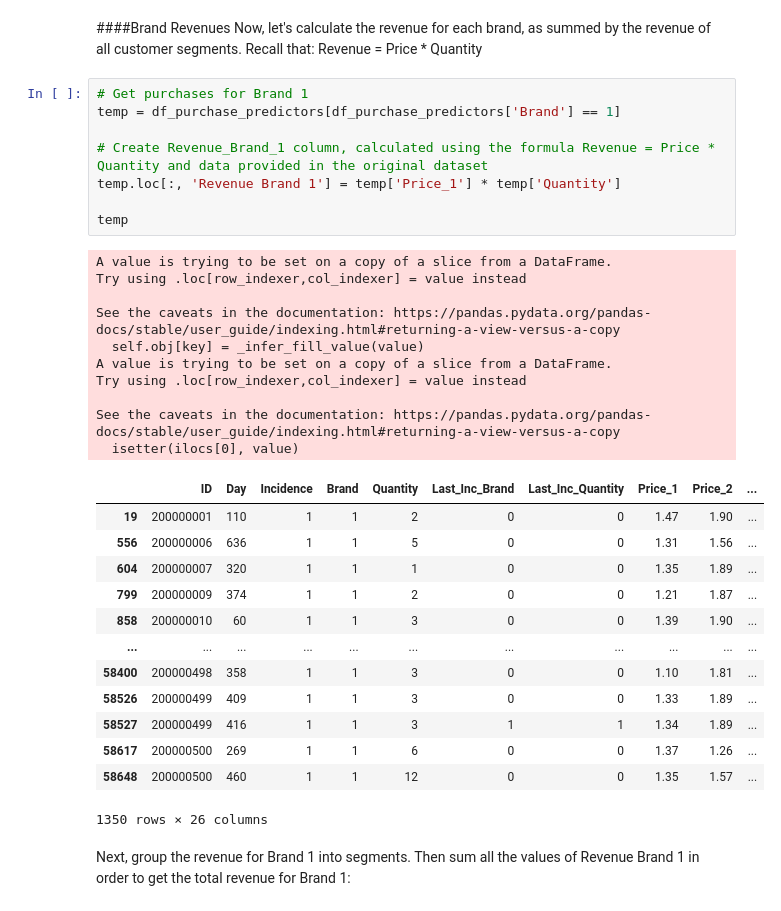
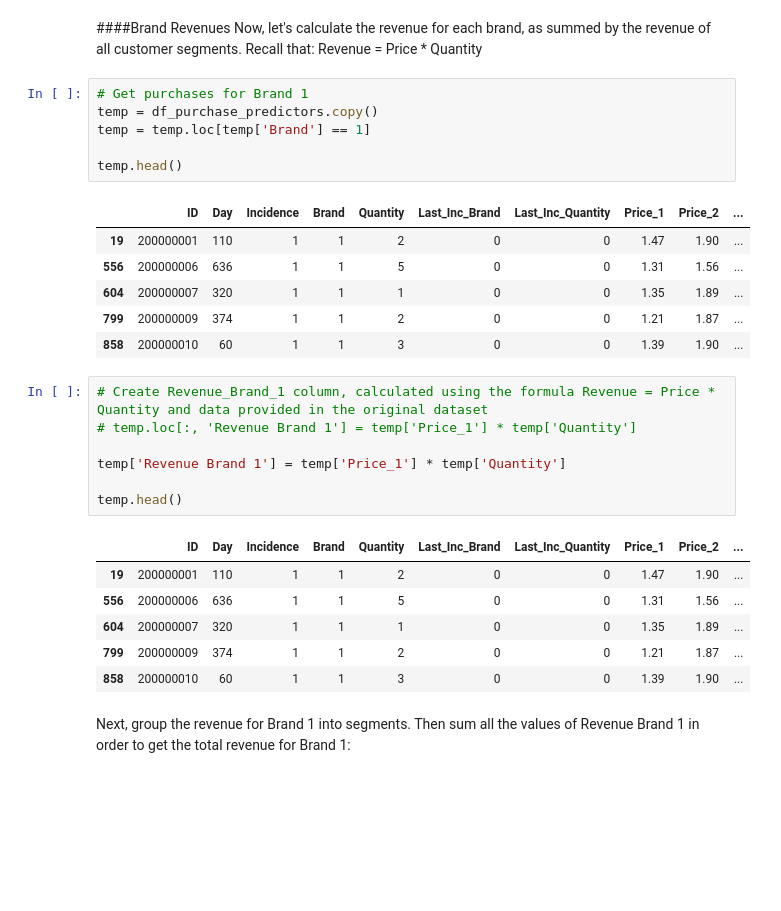
Before and after one commit to mihnguyen/udemy-customer-analytics, a Jupyter notebook: purchase-prediction/notebook_Purchase_Prediction_Pt1_Descriptive_Analysis.ipynb, the cells around one changed output. Saved outputs shown, nothing was run; the diff lists cells and outputs as text; blank space fills up the shorter version.

```diff
--- a/purchase-prediction/notebook_Purchase_Prediction_Pt1_Descriptive_Analysis.ipynb
+++ b/purchase-prediction/notebook_Purchase_Prediction_Pt1_Descriptive_Analysis.ipynb
@@ -430,38 +430,33 @@ Note that Brand_1 to Brand 5 are arranged in increasing order of expensiveness.
 ####Brand Revenues
 Now, let's calculate the revenue for each brand, as summed by the revenue of all customer segments. Recall that:
 Revenue = Price * Quantity
+# %%
+# Get purchases for Brand 1
+temp = df_purchase_predictors.copy()
+temp = temp.loc[temp['Brand'] == 1]
+
+temp.head()
+# %% [output]
+|  | ID | Day | Incidence | Brand | Quantity | Last_Inc_Brand | Last_Inc_Quantity | Price_1 | Price_2 | ... |
+| 19 | 200000001 | 110 | 1 | 1 | 2 | 0 | 0 | 1.47 | 1.90 | ... |
+| 556 | 200000006 | 636 | 1 | 1 | 5 | 0 | 0 | 1.31 | 1.56 | ... |
+| 604 | 200000007 | 320 | 1 | 1 | 1 | 0 | 0 | 1.35 | 1.89 | ... |
+| 799 | 200000009 | 374 | 1 | 1 | 2 | 0 | 0 | 1.21 | 1.87 | ... |
+| 858 | 200000010 | 60 | 1 | 1 | 3 | 0 | 0 | 1.39 | 1.90 | ... |
 # %%
-# Get purchases for Brand 1
-temp = df_purchase_predictors[df_purchase_predictors['Brand'] == 1]
+# Create Revenue_Brand_1 column, calculated using the formula Revenue = Price * Quantity and data provided in the original dataset
+# temp.loc[:, 'Revenue Brand 1'] = temp['Price_1'] * temp['Quantity']
 
-# Create Revenue_Brand_1 column, calculated using the formula Revenue = Price * Quantity and data provided in the original dataset
-temp.loc[:, 'Revenue Brand 1'] = temp['Price_1'] * temp['Quantity']
+temp['Revenue Brand 1'] = temp['Price_1'] * temp['Quantity']
 
-temp
+temp.head()
 # %% [output]
-A value is trying to be set on a copy of a slice from a DataFrame.
-Try using .loc[row_indexer,col_indexer] = value instead
-
-See the caveats in the documentation: https://pandas.pydata.org/pandas-docs/stable/user_guide/indexing.html#returning-a-view-versus-a-copy
-  self.obj[key] = _infer_fill_value(value)
-A value is trying to be set on a copy of a slice from a DataFrame.
-Try using .loc[row_indexer,col_indexer] = value instead
-
-See the caveats in the documentation: https://pandas.pydata.org/pandas-docs/stable/user_guide/indexing.html#returning-a-view-versus-a-copy
-  isetter(ilocs[0], value)
 |  | ID | Day | Incidence | Brand | Quantity | Last_Inc_Brand | Last_Inc_Quantity | Price_1 | Price_2 | ... |
 | 19 | 200000001 | 110 | 1 | 1 | 2 | 0 | 0 | 1.47 | 1.90 | ... |
 | 556 | 200000006 | 636 | 1 | 1 | 5 | 0 | 0 | 1.31 | 1.56 | ... |
 | 604 | 200000007 | 320 | 1 | 1 | 1 | 0 | 0 | 1.35 | 1.89 | ... |
 | 799 | 200000009 | 374 | 1 | 1 | 2 | 0 | 0 | 1.21 | 1.87 | ... |
 | 858 | 200000010 | 60 | 1 | 1 | 3 | 0 | 0 | 1.39 | 1.90 | ... |
-| ... | ... | ... | ... | ... | ... | ... | ... | ... | ... | ... |
-| 58400 | 200000498 | 358 | 1 | 1 | 3 | 0 | 0 | 1.10 | 1.81 | ... |
-| 58526 | 200000499 | 409 | 1 | 1 | 3 | 0 | 0 | 1.33 | 1.89 | ... |
-| 58527 | 200000499 | 416 | 1 | 1 | 3 | 1 | 1 | 1.34 | 1.89 | ... |
-| 58617 | 200000500 | 269 | 1 | 1 | 6 | 0 | 0 | 1.37 | 1.26 | ... |
-| 58648 | 200000500 | 460 | 1 | 1 | 12 | 0 | 0 | 1.35 | 1.57 | ... |
-1350 rows × 26 columns
 # %% [markdown]
 Next, group the revenue for Brand 1 into segments. Then sum all the values of Revenue Brand 1 in order to get the total revenue for Brand 1:
 # %%
```
Also changed, not shown: parts of 7 cells of this notebook.
